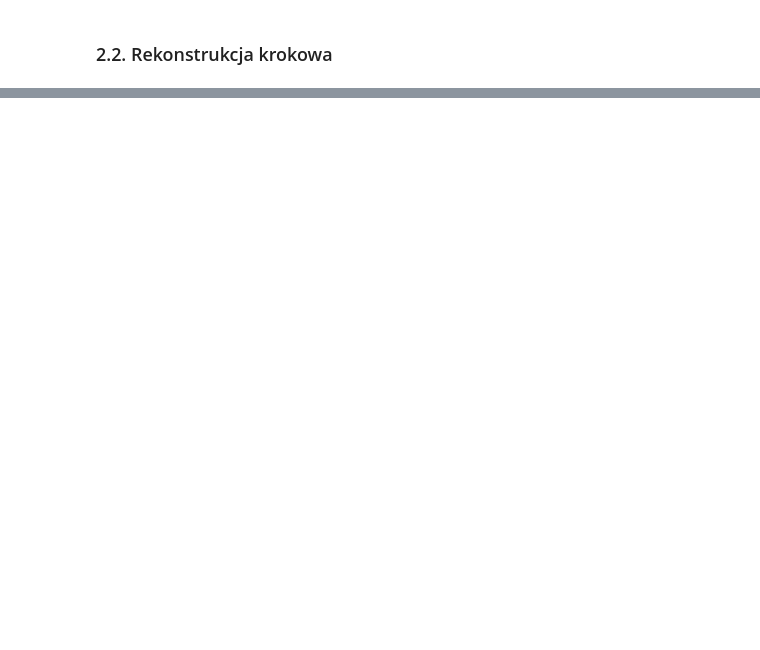
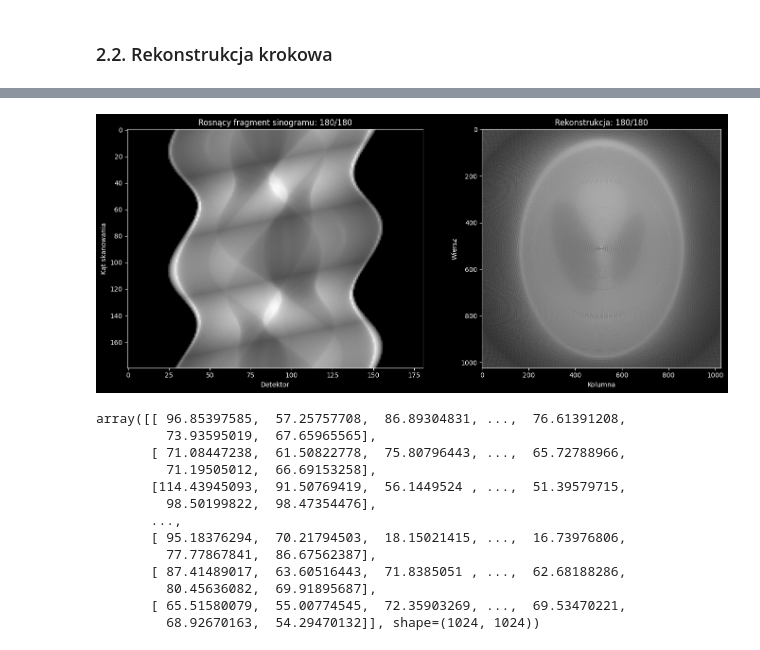
Before and after one commit to pwlsp/tomograf, a Jupyter notebook: tomograf.ipynb, the cells around one changed output, grey strips where cells are left out. Drawn from its saved outputs; the diff is of its cells as text; code cells hidden in the pictures; blank space fills up the shorter version.

```diff
--- a/tomograf.ipynb
+++ b/tomograf.ipynb
@@ -516,0 +521,22 @@ array([[64.42297675, 34.84379693, 76.64176365, ..., 55.4573325 ,
+# %%
+simulate_reconstruction(
+    test2_sinogram_data,
+    image.shape,
+    step=45,
+    delay=0.0,
+)
+# %% [output]
+[figure, added]
+array([[ 96.85397585,  57.25757708,  86.89304831, ...,  76.61391208,
+         73.93595019,  67.65965565],
+       [ 71.08447238,  61.50822778,  75.80796443, ...,  65.72788966,
+         71.19505012,  66.69153258],
+       [114.43945093,  91.50769419,  56.1449524 , ...,  51.39579715,
+         98.50199822,  98.47354476],
+       ...,
+       [ 95.18376294,  70.21794503,  18.15021415, ...,  16.73976806,
+         77.77867841,  86.67562387],
+       [ 87.41489017,  63.60516443,  71.8385051 , ...,  62.68188286,
+         80.45636082,  69.91895687],
+       [ 65.51580079,  55.00774545,  72.35903269, ...,  69.53470221,
+         68.92670163,  54.29470132]], shape=(1024, 1024))
```
Also changed, not shown: parts of 7 cells of this notebook.
